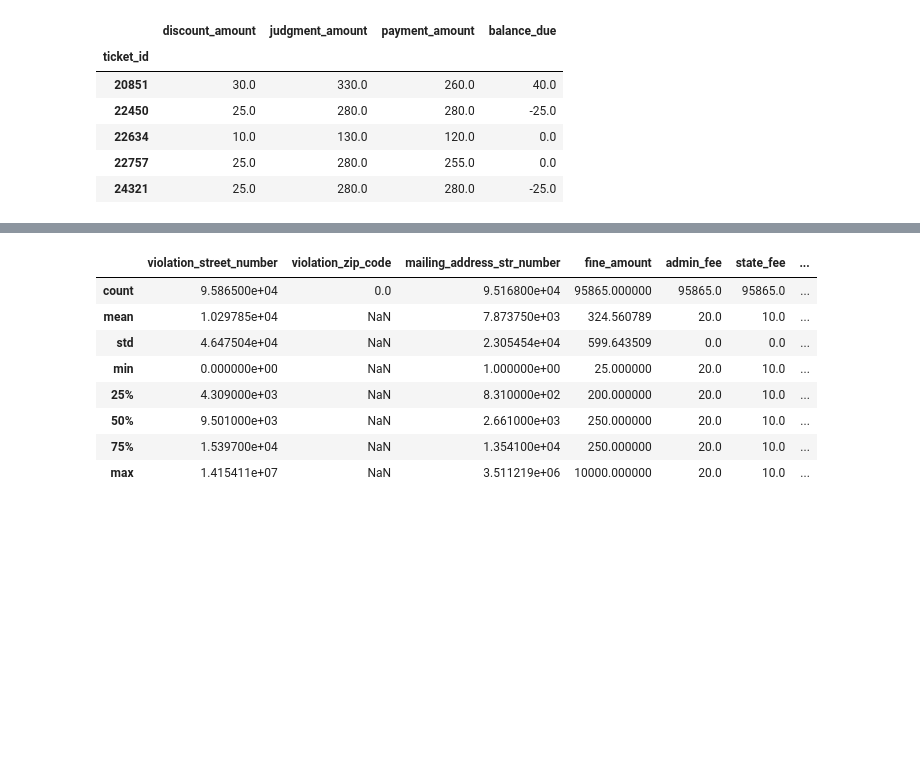
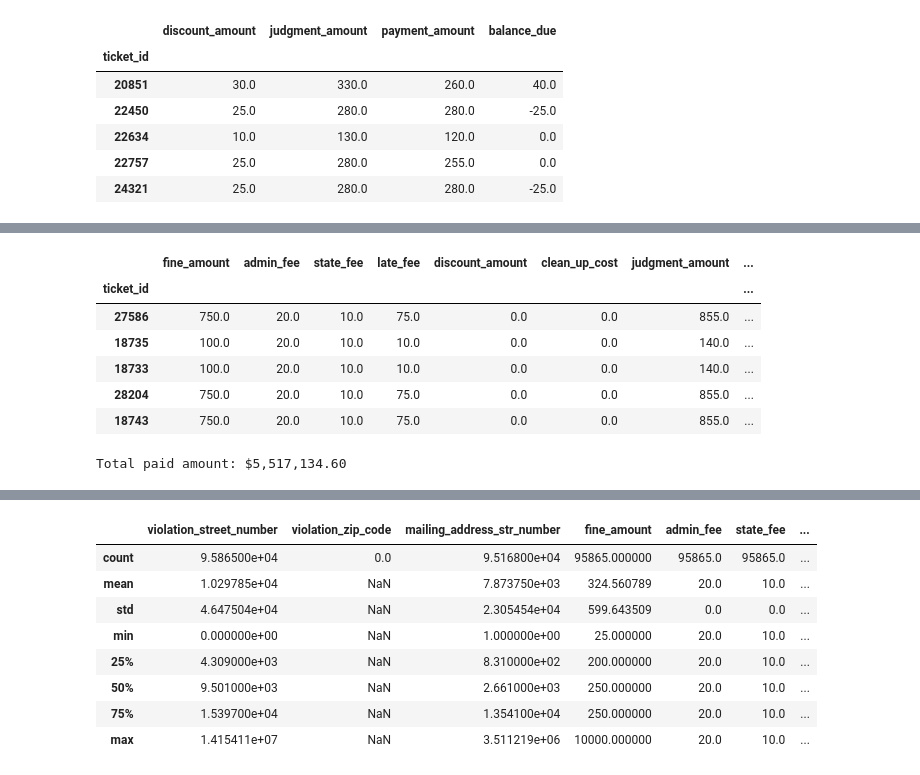
Before and after one commit to henriqueumeda/Property-Maintenance-Blight-Ticket-Fines, a Jupyter notebook: Property Maintenance Blight Ticket Fines.ipynb, the cells around one changed output, grey strips where cells are left out. Drawn from its saved outputs; the diff is of its cells as text; code cells hidden in the pictures; blank space fills up the shorter version.

```diff
--- a/Property Maintenance Blight Ticket Fines.ipynb
+++ b/Property Maintenance Blight Ticket Fines.ipynb
@@ -300,0 +316,15 @@ df[df['discount_amount'] != 0][['discount_amount', 'judgment_amount', 'payment_a
+# %%
+df[['fine_amount', 'admin_fee', 'state_fee', 'late_fee', 'discount_amount', 'clean_up_cost', 'judgment_amount',
+   'payment_amount', 'hearing_date', 'payment_date', 'payment_status', 'balance_due', 'compliance_detail', 'compliance']].head()
+# %% [output]
+|  | fine_amount | admin_fee | state_fee | late_fee | discount_amount | clean_up_cost | judgment_amount | ... |
+| ticket_id |  |  |  |  |  |  |  | ... |
+| 27586 | 750.0 | 20.0 | 10.0 | 75.0 | 0.0 | 0.0 | 855.0 | ... |
+| 18735 | 100.0 | 20.0 | 10.0 | 10.0 | 0.0 | 0.0 | 140.0 | ... |
+| 18733 | 100.0 | 20.0 | 10.0 | 10.0 | 0.0 | 0.0 | 140.0 | ... |
+| 28204 | 750.0 | 20.0 | 10.0 | 75.0 | 0.0 | 0.0 | 855.0 | ... |
+| 18743 | 750.0 | 20.0 | 10.0 | 75.0 | 0.0 | 0.0 | 855.0 | ... |
+# %%
+print('Total paid amount: ${0:,.2f}'.format(df['payment_amount'].sum()))
+# %% [output]
+Total paid amount: $5,517,134.60
```
Also changed, not shown: parts of 15 cells of this notebook.
